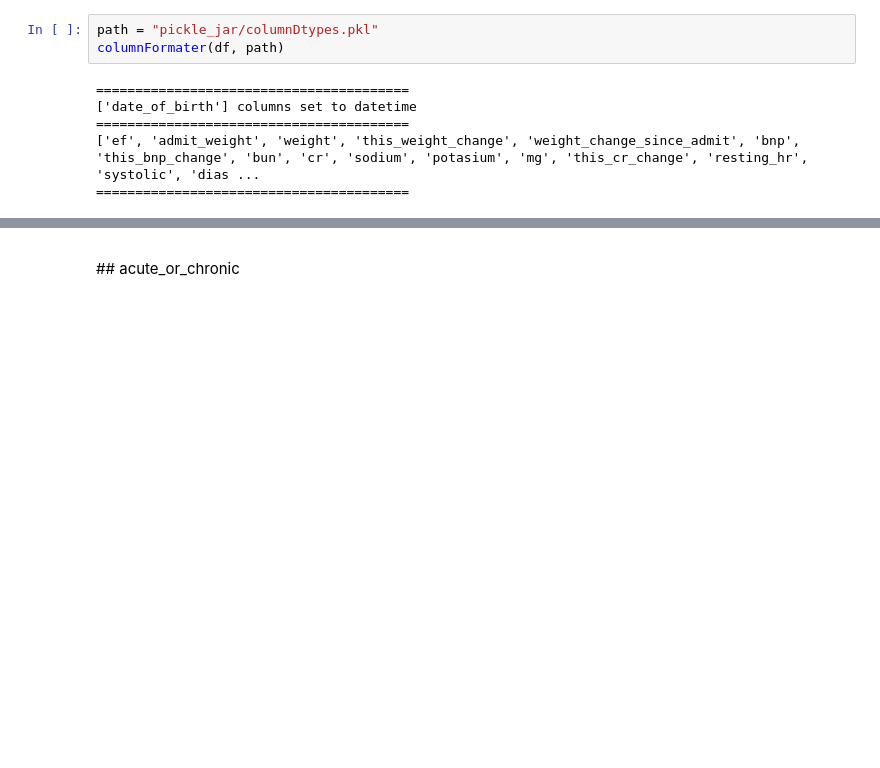
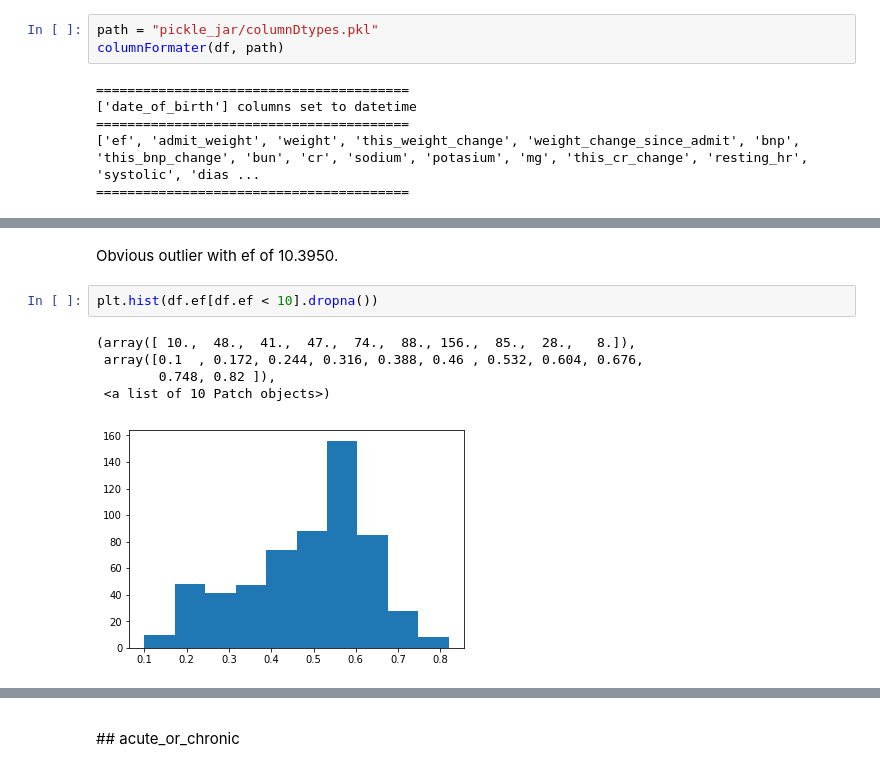
Before and after one commit to sjmalice/Cardiac, a Jupyter notebook: SimonEDA.ipynb, the cells around one changed output, grey strips where cells are left out. Drawn from its saved outputs; the diff is of its cells as text; blank space fills up the shorter version.

```diff
--- a/SimonEDA.ipynb
+++ b/SimonEDA.ipynb
@@ -154,0 +159,10 @@ df.shape
+# %% [markdown]
+Obvious outlier with ef of 10.3950.
+# %%
+plt.hist(df.ef[df.ef < 10].dropna())
+# %% [output]
+(array([ 10.,  48.,  41.,  47.,  74.,  88., 156.,  85.,  28.,   8.]),
+ array([0.1  , 0.172, 0.244, 0.316, 0.388, 0.46 , 0.532, 0.604, 0.676,
+        0.748, 0.82 ]),
+ <a list of 10 Patch objects>)
+[figure, added]
```
Also changed, not shown: parts of 192 cells of this notebook, 2 other files.
